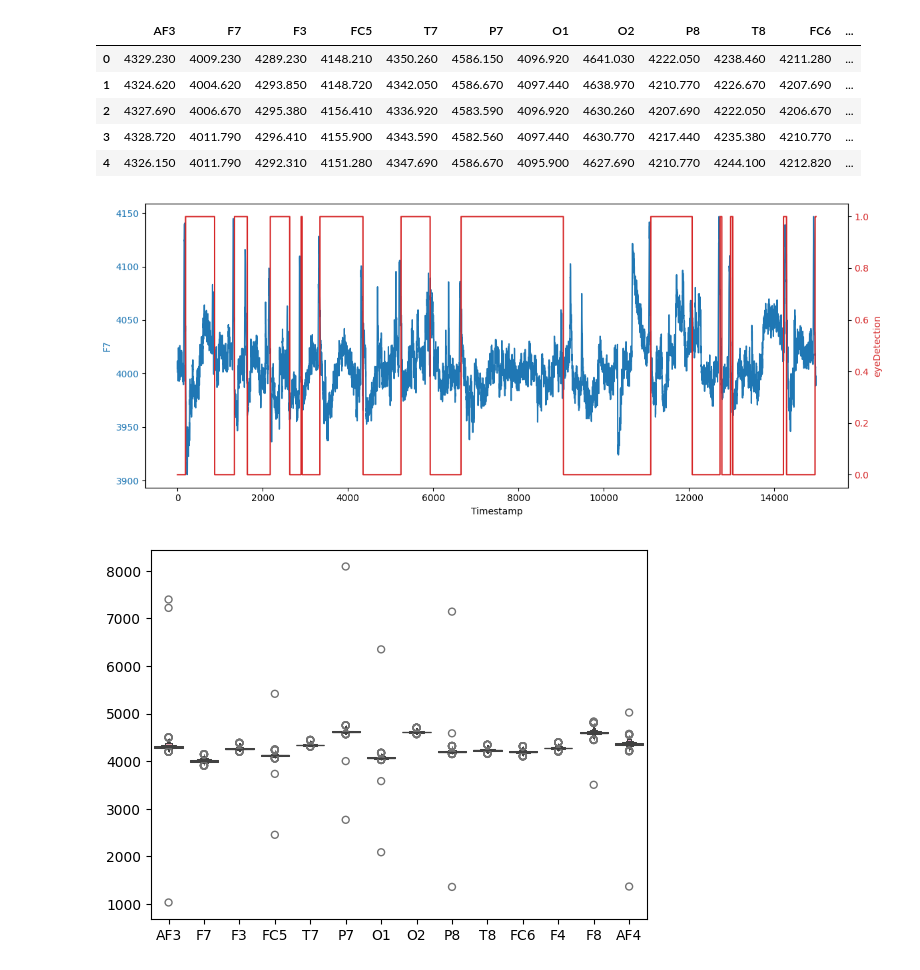
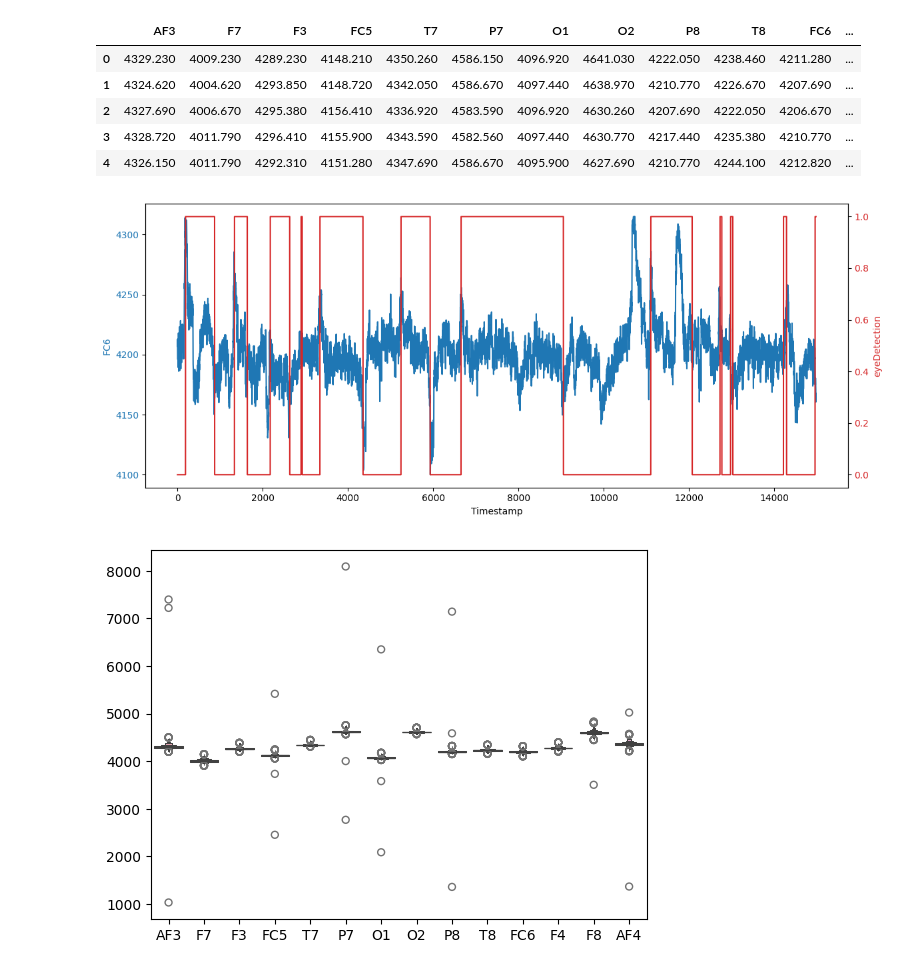
Before and after one commit to gkumarg/eye-state-classification, a Jupyter notebook: notebooks/EEG_Eye_State_EDA.ipynb, the cells around one changed output. Cells and saved outputs as stored; diff of their text form; code cells hidden in the pictures.

```diff
--- a/notebooks/EEG_Eye_State_EDA.ipynb
+++ b/notebooks/EEG_Eye_State_EDA.ipynb
@@ -262,7 +262,7 @@ Number of outliers in AF4: 2
 | 3 | 4328.720 | 4011.790 | 4296.410 | 4155.900 | 4343.590 | 4582.560 | 4097.440 | 4630.770 | 4217.440 | 4235.380 | 4210.770 | ... |
 | 4 | 4326.150 | 4011.790 | 4292.310 | 4151.280 | 4347.690 | 4586.670 | 4095.900 | 4627.690 | 4210.770 | 4244.100 | 4212.820 | ... |
 # %%
-plot_feature_with_target(df, 'F7', 'eyeDetection')
+plot_feature_with_target(df, 'FC6', 'eyeDetection')
 # %% [output]
-[figure, old version]
+[figure, new version]
 # %%
```
Also changed, not shown: parts of 5 cells of this notebook, 6 other files.
